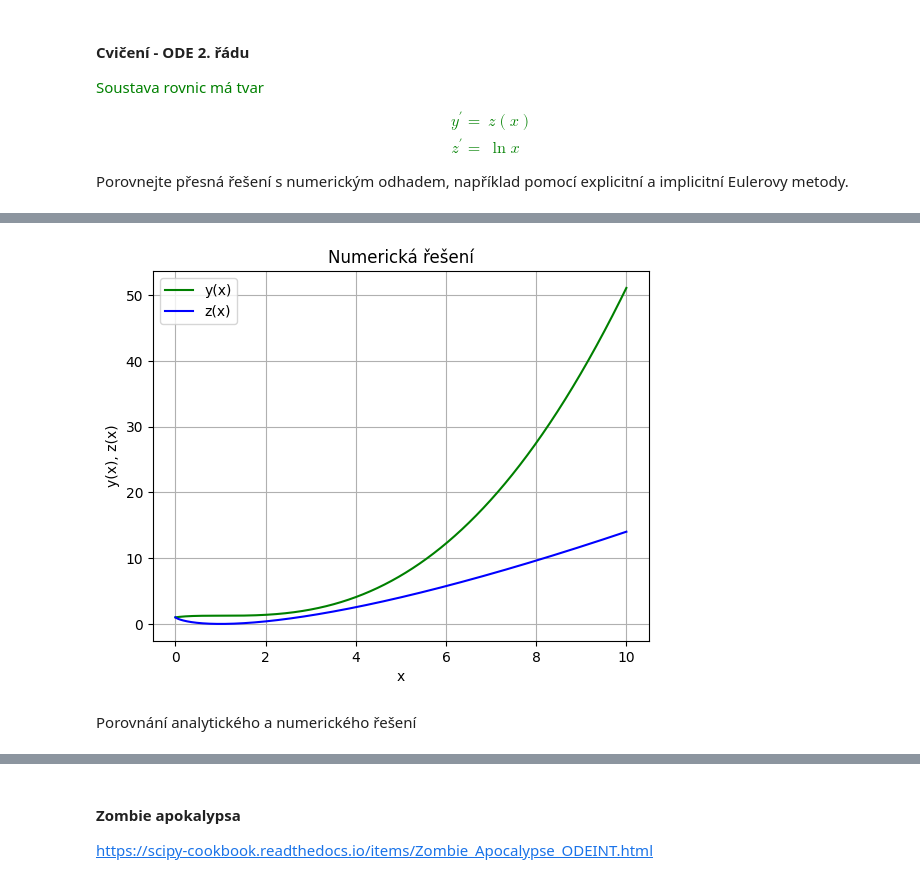
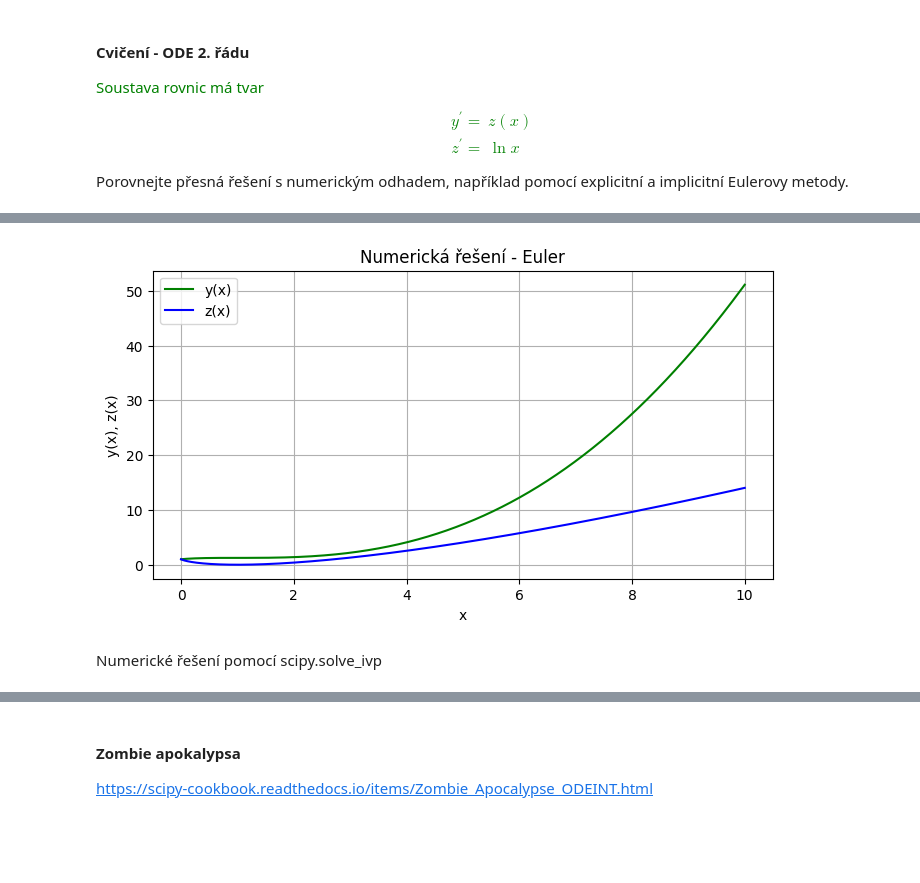
Before and after one commit to pkbcz/MSW2, a Jupyter notebook: 12 Diferencialni rovnice.ipynb, the cells around one changed output, grey strips where cells are left out. Drawn from its saved outputs; the diff is of its cells as text; code cells hidden in the pictures; blank space fills up the shorter version.

```diff
--- a/12 Diferencialni rovnice.ipynb
+++ b/12 Diferencialni rovnice.ipynb
@@ -1732,37 +1722,38 @@ plt.show()
 # %%
 # Euler
 import numpy as np
 import matplotlib.pyplot as plt
 
 xmin = 0.0000000000001
 xmax = 10
 dx = 0.0001
 x = np.arange(xmin, xmax, dx)
 y = np.zeros(len(x))
 z = np.zeros(len(x))
 
 y[0] = 1
 z[0] = 1
 
 fy = lambda z: z
 fz = lambda x: np.log(x)
 
 for i in range(0, len(x) - 1):      # Euler
     y[i+1] = y[i] + dx*fy(z[i])
     z[i+1] = z[i] + dx*fz(x[i])
 
+plt.figure(figsize=(8, 4))
 plt.plot(x, y, 'g-', label='y(x)')
 plt.plot(x, z, 'b-', label='z(x)')
-plt.title('Numerická řešení')
+plt.title('Numerická řešení - Euler')
 plt.xlabel('x')
 plt.ylabel('y(x), z(x)')
 plt.grid()
 plt.legend()
 plt.show()
 # %% [output]
-[figure, old version]
+[figure, new version]
-# %% [markdown]
-Porovnání analytického a numerického řešení
+# %% [markdown]
+Numerické řešení pomocí scipy.solve_ivp
 # %%
 import numpy as np
 import matplotlib.pyplot as plt
```
Also changed, not shown: parts of 11 cells of this notebook.
